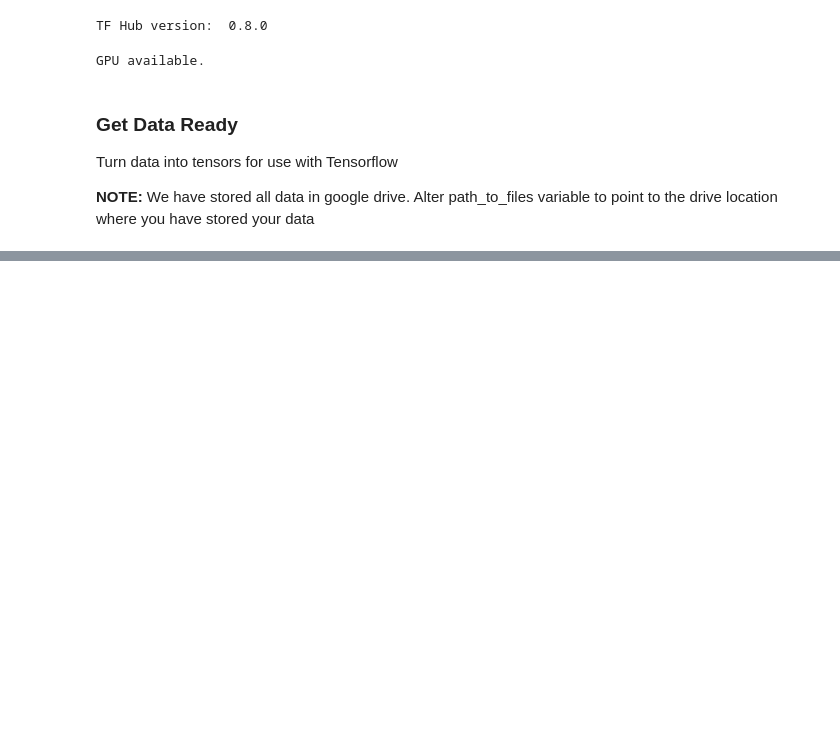
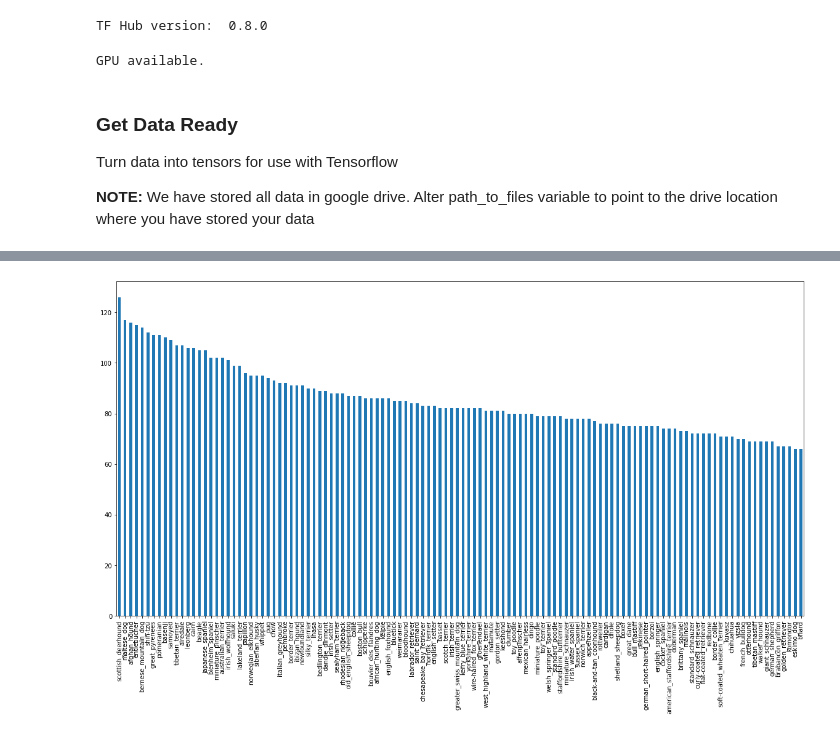
Before and after one commit to khalilkabara/Kaggle-Dog-Breed-Identification, a Jupyter notebook: Dog_Breed_Identification.ipynb, the cells around one changed output, grey strips where cells are left out. Drawn from its saved outputs; the diff is of its cells as text; code cells hidden in the pictures; blank space fills up the shorter version.

```diff
--- a/Dog_Breed_Identification.ipynb
+++ b/Dog_Breed_Identification.ipynb
@@ -114,0 +128,6 @@ labels_csv.describe()
+# %%
+# Visuaize the different breeds that are in our data
+
+labels_csv['breed'].value_counts().plot.bar(figsize=(20, 10));
+# %% [output]
+[figure, added]
```
Also changed, not shown: parts of 2 cells of this notebook.
